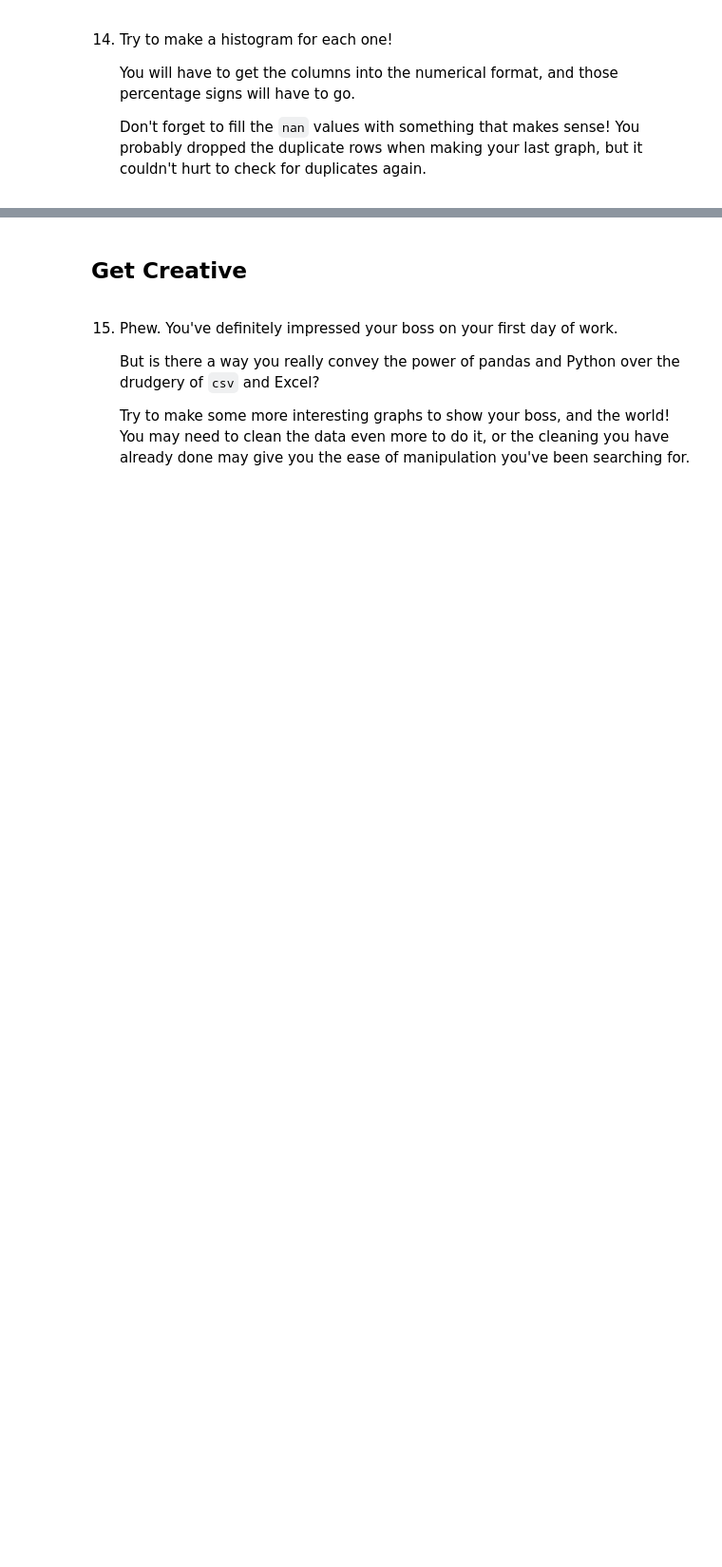
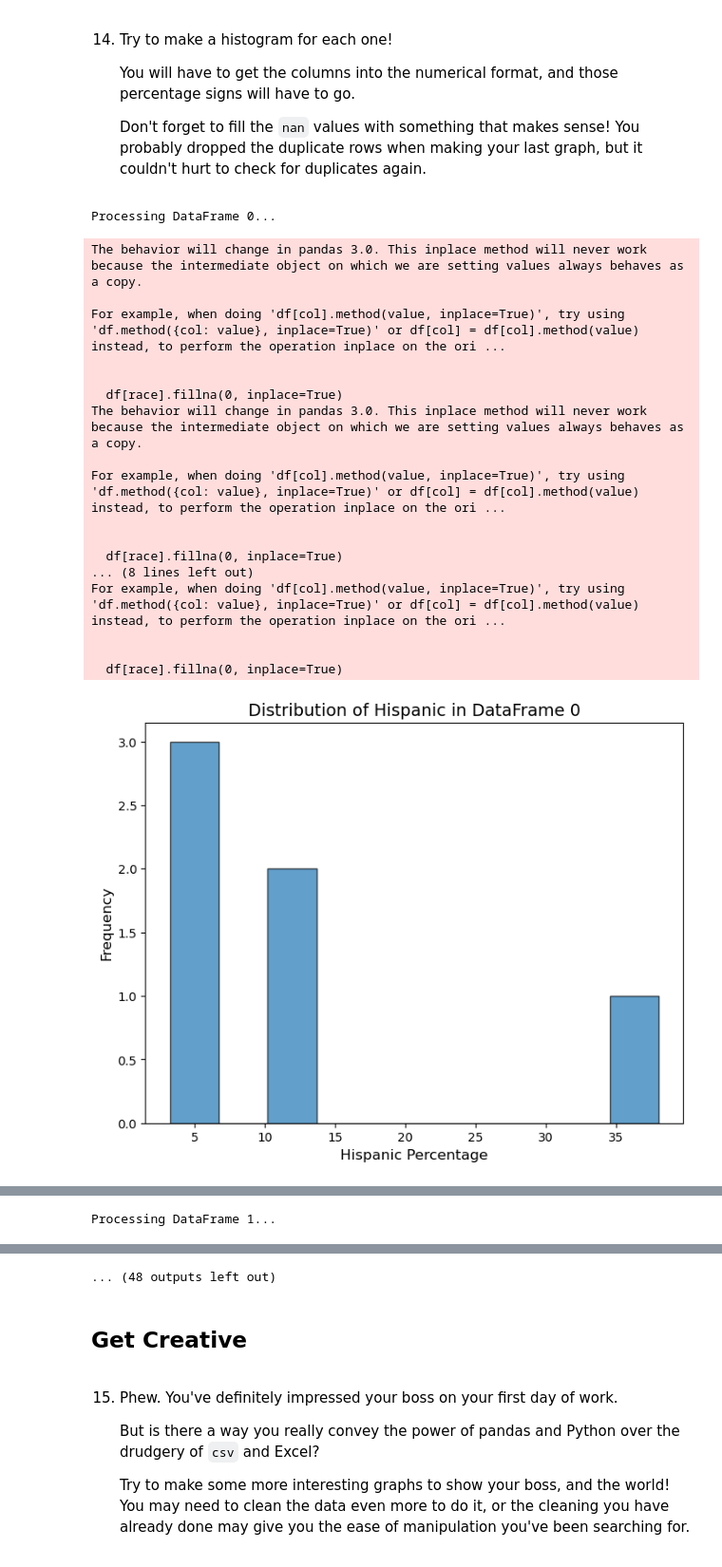
Before and after one commit to tetianakravchuk/Cleaning-US-Census-Data, a Jupyter notebook: Cleaning US Census Data.ipynb, the cells around one changed output, grey strips where cells are left out. Shown at 95% size. Drawn from its saved outputs; the diff is of its cells as text; code cells hidden in the pictures; blank space fills up the shorter version.

```diff
--- a/Cleaning US Census Data.ipynb
+++ b/Cleaning US Census Data.ipynb
@@ -239,3 +432,7 @@ Updated DataFrame 1 with 'Men' and 'Women' columns:
 ## Histogram of Races
 # %% [markdown]
 13. Now your boss wants you to make a bunch of histograms out of the race data that you have. Look at the `.columns` again to see what the race categories are.
+# %%
+for i, df in enumerate(df_list):
+    print(f"Columns in DataFrame {i}:")
+    print(df.columns)
@@ -245,3 +460,61 @@ Updated DataFrame 1 with 'Men' and 'Women' columns:
     You will have to get the columns into the numerical format, and those percentage signs will have to go.
 
     Don't forget to fill the `nan` values with something that makes sense! You probably dropped the duplicate rows when making your last graph, but it couldn't hurt to check for duplicates again.
+# %%
+import matplotlib.pyplot as plt
+import numpy as np
+
+for i, df in enumerate(df_list):
+    print(f"Processing DataFrame {i}...")
+
+    # Identify race-related columns
+    race_columns = [col for col in df.columns if 'Race' in col or col in ['White', 'Black', 'Asian', 'Hispanic']]
+
+    # Convert to numeric and clean data
+    for race in race_columns:
+        if race in df.columns:
+            # Remove '%' and convert to numeric
+            df[race] = df[race].str.replace('%', '', regex=False).replace('', np.nan).astype(float)
+
+            # Fill NaN values with 0 (or another sensible default, e.g., mean or median)
+            df[race].fillna(0, inplace=True)
+
+    # Check and drop duplicates
+    duplicates = df.duplicated().sum()
+    if duplicates > 0:
+        print(f"DataFrame {i} contains {duplicates} duplicate rows. Dropping them.")
+        df.drop_duplicates(inplace=True)
+
+    # Create histograms for race columns
+    for race in race_columns:
+        if race in df.columns:
+            plt.figure(figsize=(8, 6))
+            plt.hist(df[race], bins=10, edgecolor='black', alpha=0.7)
+
+            # Add labels and title
+            plt.title(f'Distribution of {race} in DataFrame {i}', fontsize=14)
+            plt.xlabel(f'{race} Percentage', fontsize=12)
+            plt.ylabel('Frequency', fontsize=12)
+
+            # Display the histogram
+            plt.show()
+# %% [output]
+Processing DataFrame 0...
+The behavior will change in pandas 3.0. This inplace method will never work because the intermediate object on which we are setting values always behaves as a copy.
+
+For example, when doing 'df[col].method(value, inplace=True)', try using 'df.method({col: value}, inplace=True)' or df[col] = df[col].method(value) instead, to perform the operation inplace on the ori ...
+
+
+  df[race].fillna(0, inplace=True)
+The behavior will change in pandas 3.0. This inplace method will never work because the intermediate object on which we are setting values always behaves as a copy.
+
+For example, when doing 'df[col].method(value, inplace=True)', try using 'df.method({col: value}, inplace=True)' or df[col] = df[col].method(value) instead, to perform the operation inplace on the ori ...
+
+
+  df[race].fillna(0, inplace=True)
+... (8 lines left out)
+For example, when doing 'df[col].method(value, inplace=True)', try using 'df.method({col: value}, inplace=True)' or df[col] = df[col].method(value) instead, to perform the operation inplace on the ori ...
+
+
+  df[race].fillna(0, inplace=True)
+[figure, added]
@@ -247,0 +524 @@ Updated DataFrame 1 with 'Men' and 'Women' columns:
+Processing DataFrame 1...
@@ -248,3 +546,4 @@ Updated DataFrame 1 with 'Men' and 'Women' columns:
+... (48 outputs left out)
 # %% [markdown]
 ## Get Creative
 # %% [markdown]
```
Also changed, not shown: parts of 10 cells of this notebook.
